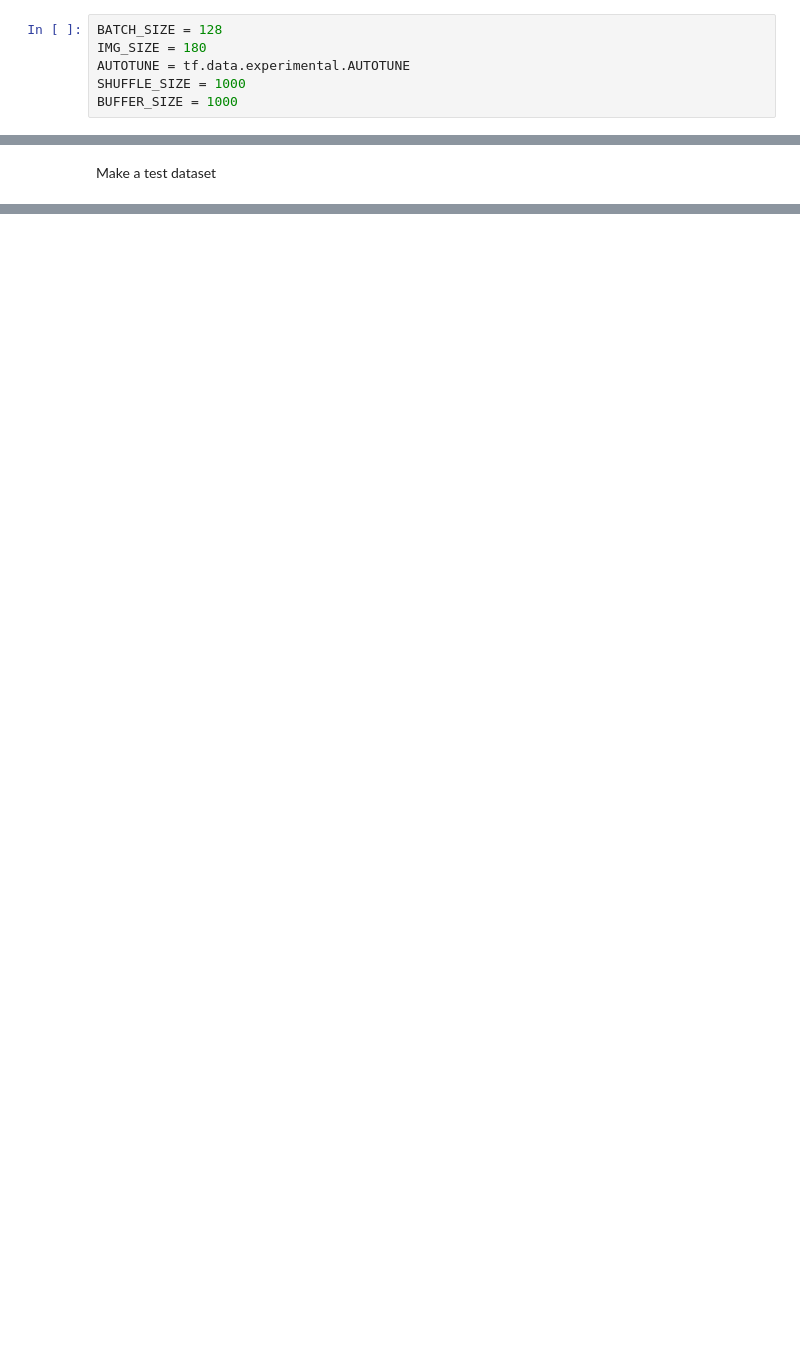
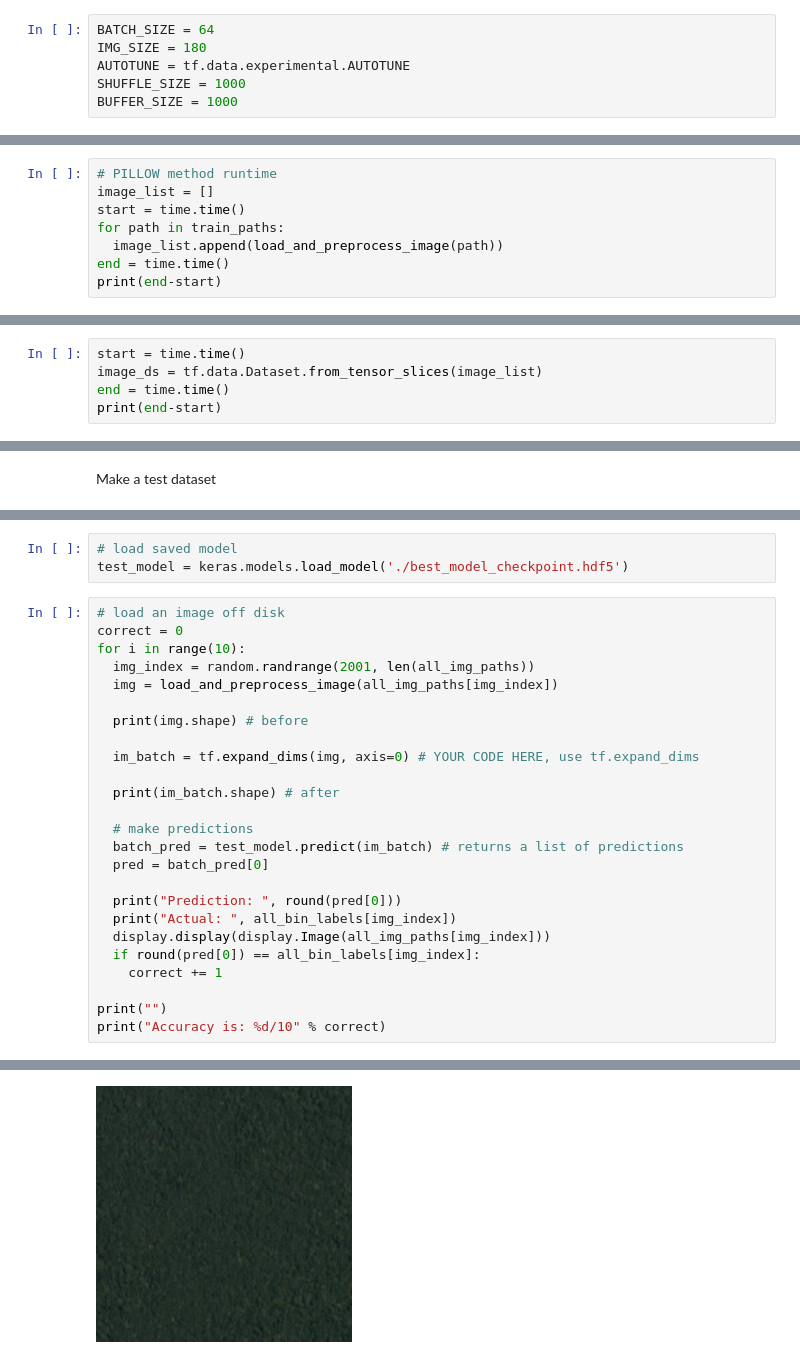
Before and after one commit to fshi3/ML-Climate-Project-Fall2022, a Jupyter notebook: src/ML_&_Climate_EDA.ipynb, the cells around one changed output, grey strips where cells are left out. Drawn from its saved outputs; the diff is of its cells as text; blank space fills up the shorter version.

```diff
--- a/src/ML_&_Climate_EDA.ipynb
+++ b/src/ML_&_Climate_EDA.ipynb
@@ -257,7 +299,7 @@ print(img_tensor.dtype)
 # %% [markdown]
 **Parameters for loader**
 # %%
-BATCH_SIZE = 128
+BATCH_SIZE = 64
 IMG_SIZE = 180
 AUTOTUNE = tf.data.experimental.AUTOTUNE
 SHUFFLE_SIZE = 1000
@@ -293,0 +344,8 @@ for n, image in enumerate(image_ds.take(4)):
+# %%
+# PILLOW method runtime
+image_list = []
+start = time.time()
+for path in train_paths:
+  image_list.append(load_and_preprocess_image(path))
+end = time.time()
+print(end-start)
@@ -293,0 +378,5 @@ for n, image in enumerate(image_ds.take(4)):
+# %%
+start = time.time()
+image_ds = tf.data.Dataset.from_tensor_slices(image_list)
+end = time.time()
+print(end-start)
@@ -450,0 +605,29 @@ Epoch 5/5
+# %%
+# load saved model
+test_model = keras.models.load_model('./best_model_checkpoint.hdf5')
+# %%
+# load an image off disk
+correct = 0
+for i in range(10):
+  img_index = random.randrange(2001, len(all_img_paths))
+  img = load_and_preprocess_image(all_img_paths[img_index])
+
+  print(img.shape) # before
+
+  im_batch = tf.expand_dims(img, axis=0) # YOUR CODE HERE, use tf.expand_dims
+
+  print(im_batch.shape) # after
+
+  # make predictions
+  batch_pred = test_model.predict(im_batch) # returns a list of predictions
+  pred = batch_pred[0]
+
+  print("Prediction: ", round(pred[0]))
+  print("Actual: ", all_bin_labels[img_index])
+  display.display(display.Image(all_img_paths[img_index]))
+  if round(pred[0]) == all_bin_labels[img_index]:
+    correct += 1
+
+print("")
+print("Accuracy is: %d/10" % correct)
+# %% [output]
@@ -450,0 +639 @@ Epoch 5/5
+[figure, added]
```
Also changed, not shown: parts of 70 cells of this notebook.
